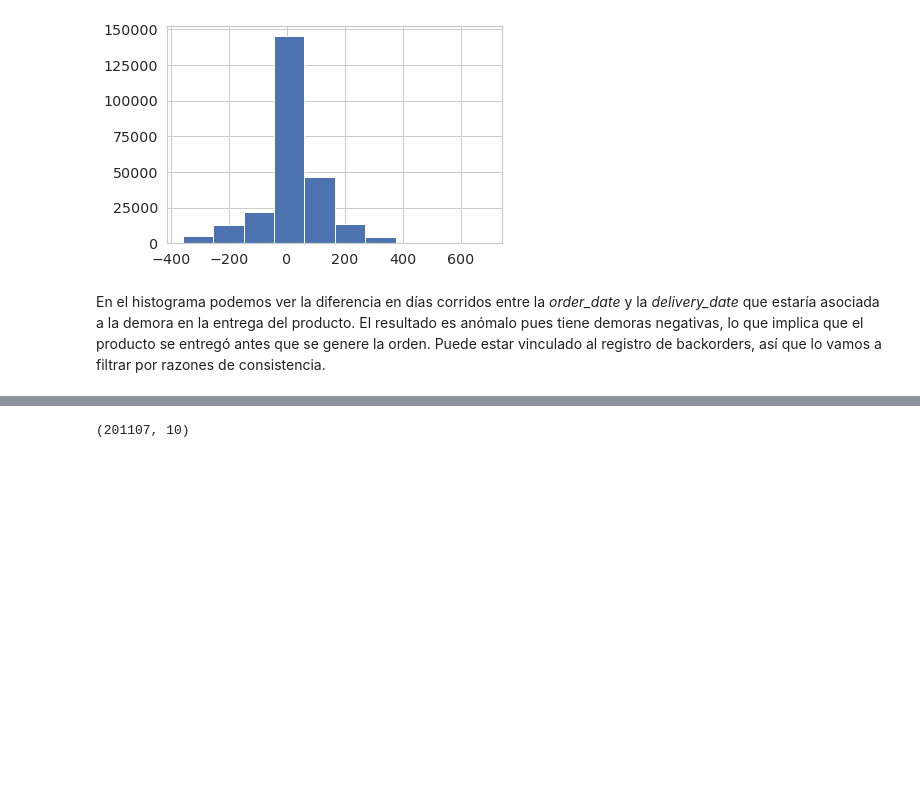
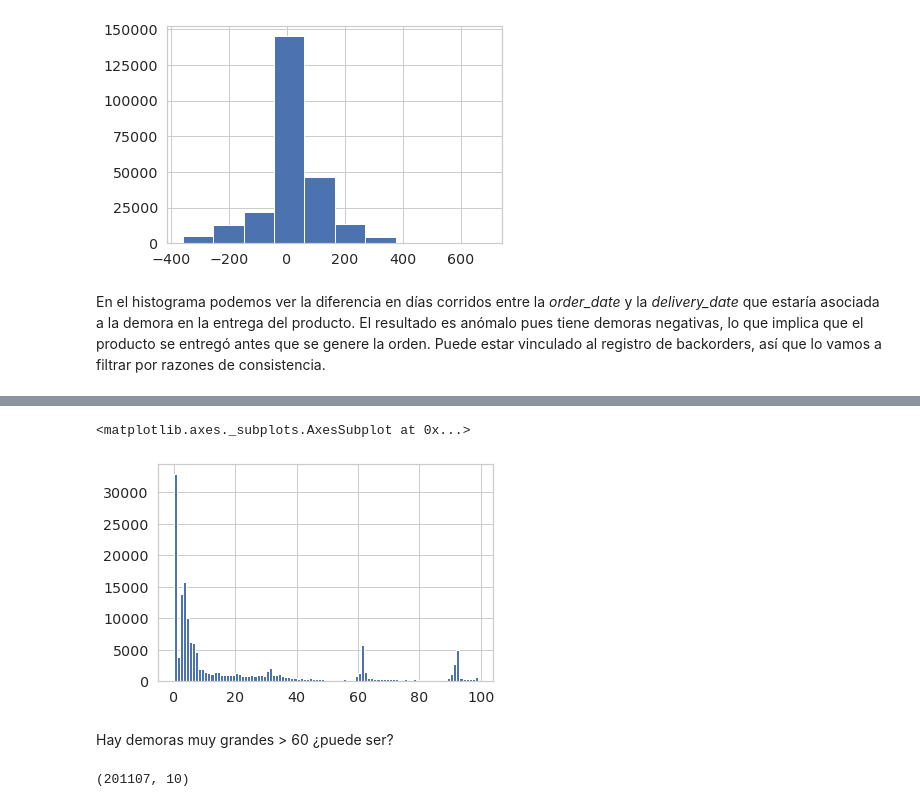
Before and after one commit to castillosebastian/research_tools, a Jupyter notebook: TPFinal_AnalisisyProyeccionVentas.ipynb, the cells around one changed output, grey strips where cells are left out. Drawn from its saved outputs; the diff is of its cells as text; code cells hidden in the pictures; blank space fills up the shorter version.

```diff
--- a/TPFinal_AnalisisyProyeccionVentas.ipynb
+++ b/TPFinal_AnalisisyProyeccionVentas.ipynb
@@ -486,3 +488,10 @@ df.dif_order_deliver.hist(bins=30)
+# %%
+df.dif_order_deliver.hist(bins= range(100))
+# %% [output]
+<matplotlib.axes._subplots.AxesSubplot at 0x...>
+[figure, added]
+# %% [markdown]
+Hay demoras muy grandes > 60 ¿puede ser?
 # %%
 df.shape
 # %% [output]
```
Also changed, not shown: parts of 12 cells of this notebook.
